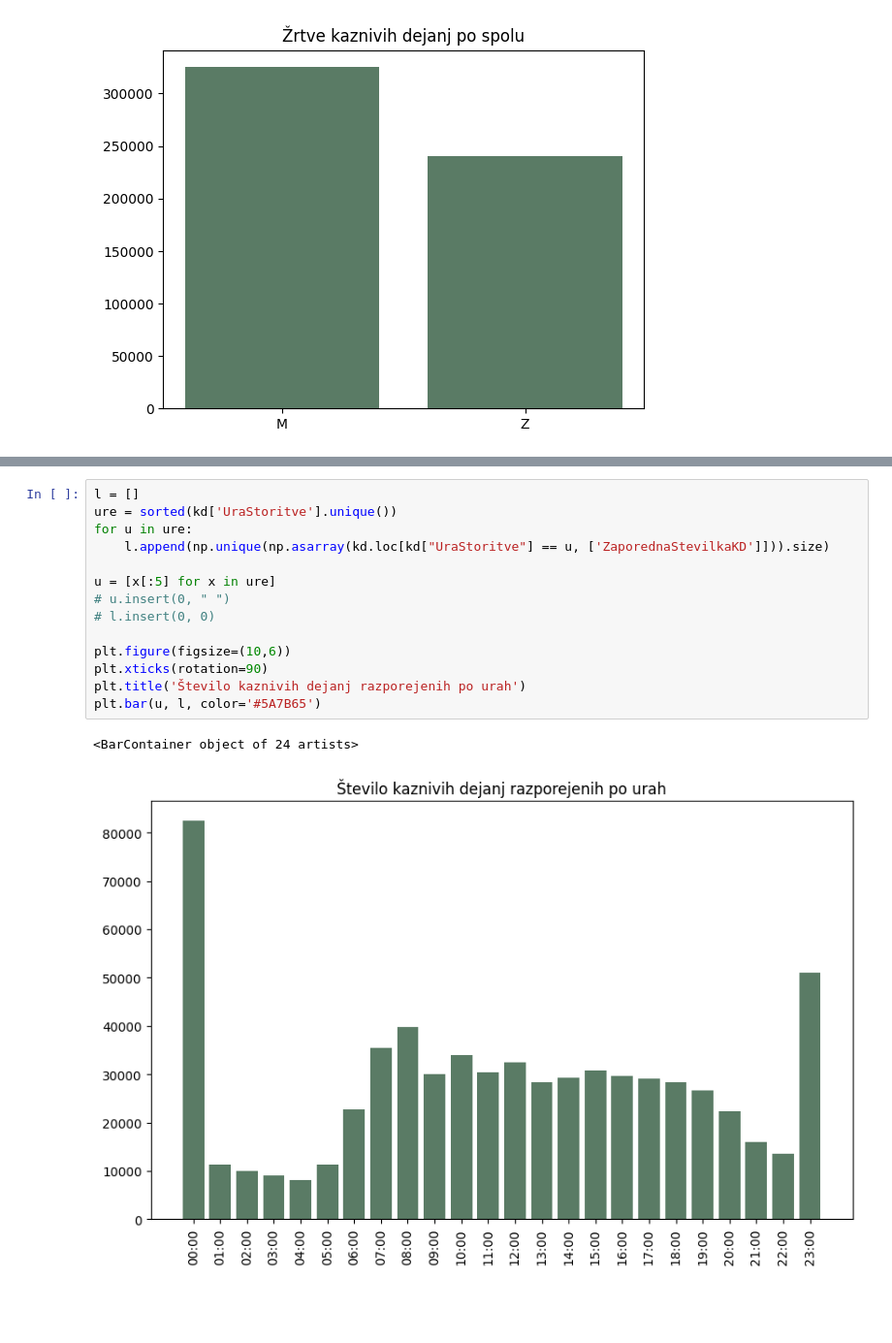
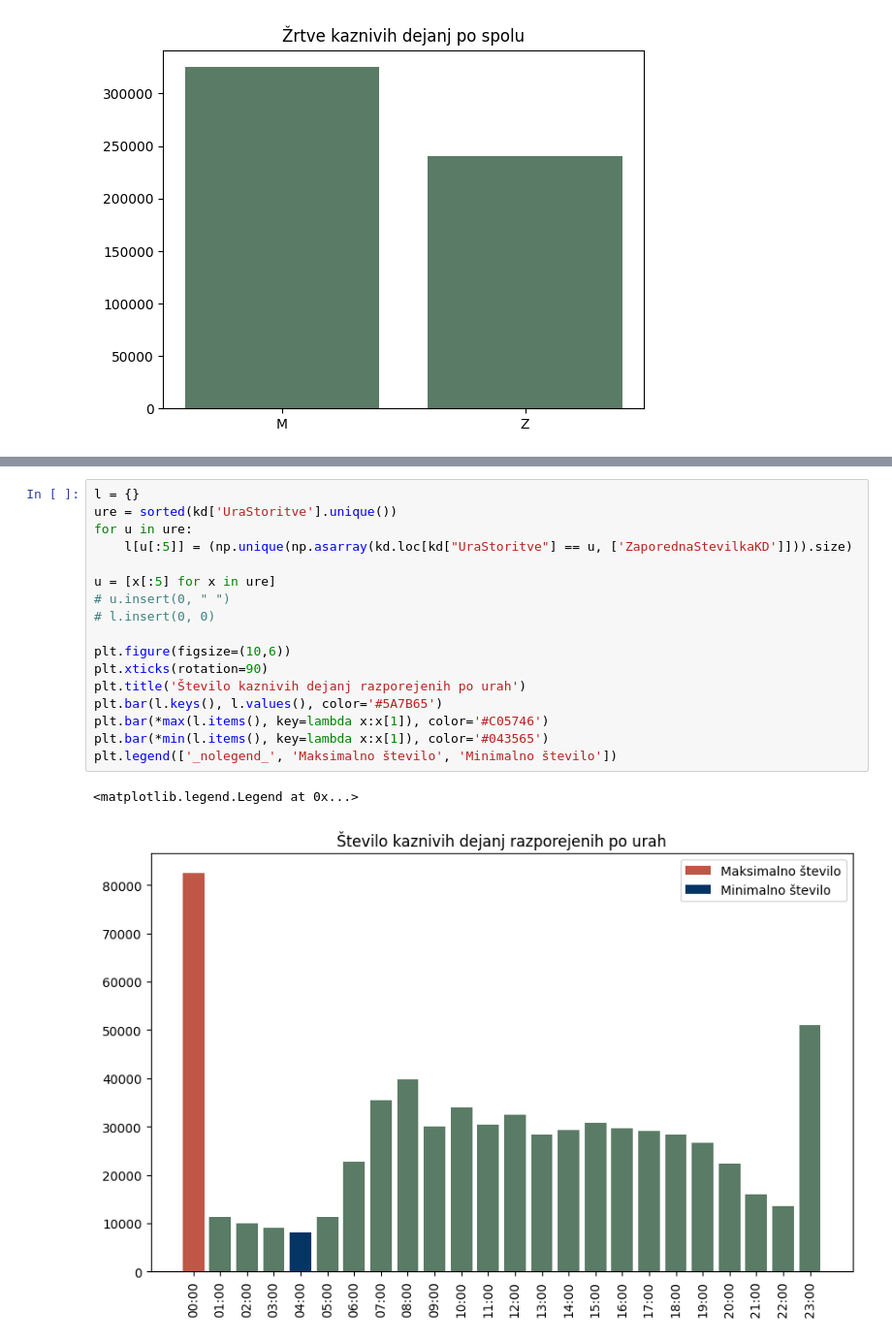
Before and after one commit to andrazadamic/PR22SPAPAAMJ, a Jupyter notebook: seminarska.ipynb, the cells around one changed output, grey strips where cells are left out. Shown at 97% size. Saved outputs shown, nothing was run; the diff lists cells and outputs as text; blank space fills up the shorter version.

```diff
--- a/seminarska.ipynb
+++ b/seminarska.ipynb
@@ -80,17 +67,20 @@ plt.bar(['M', 'Z'], [kd.query("Spol == 'MO\x8aKI' & VrstaOsebe == '\x8eRTEV'")['
 # %%
-l = []
+l = {}
 ure = sorted(kd['UraStoritve'].unique())
 for u in ure:
-    l.append(np.unique(np.asarray(kd.loc[kd["UraStoritve"] == u, ['ZaporednaStevilkaKD']])).size)
+    l[u[:5]] = (np.unique(np.asarray(kd.loc[kd["UraStoritve"] == u, ['ZaporednaStevilkaKD']])).size)
 
 u = [x[:5] for x in ure]
 # u.insert(0, " ")
 # l.insert(0, 0)
 
 plt.figure(figsize=(10,6))
 plt.xticks(rotation=90)
 plt.title('Število kaznivih dejanj razporejenih po urah')
-plt.bar(u, l, color='#5A7B65')
+plt.bar(l.keys(), l.values(), color='#5A7B65')
+plt.bar(*max(l.items(), key=lambda x:x[1]), color='#C05746')
+plt.bar(*min(l.items(), key=lambda x:x[1]), color='#043565')
+plt.legend(['_nolegend_', 'Maksimalno število', 'Minimalno število'])
 # %% [output]
-<BarContainer object of 24 artists>
+<matplotlib.legend.Legend at 0x...>
-[figure, old version]
+[figure, new version]
```
Also changed, not shown: parts of 10 cells of this notebook.
